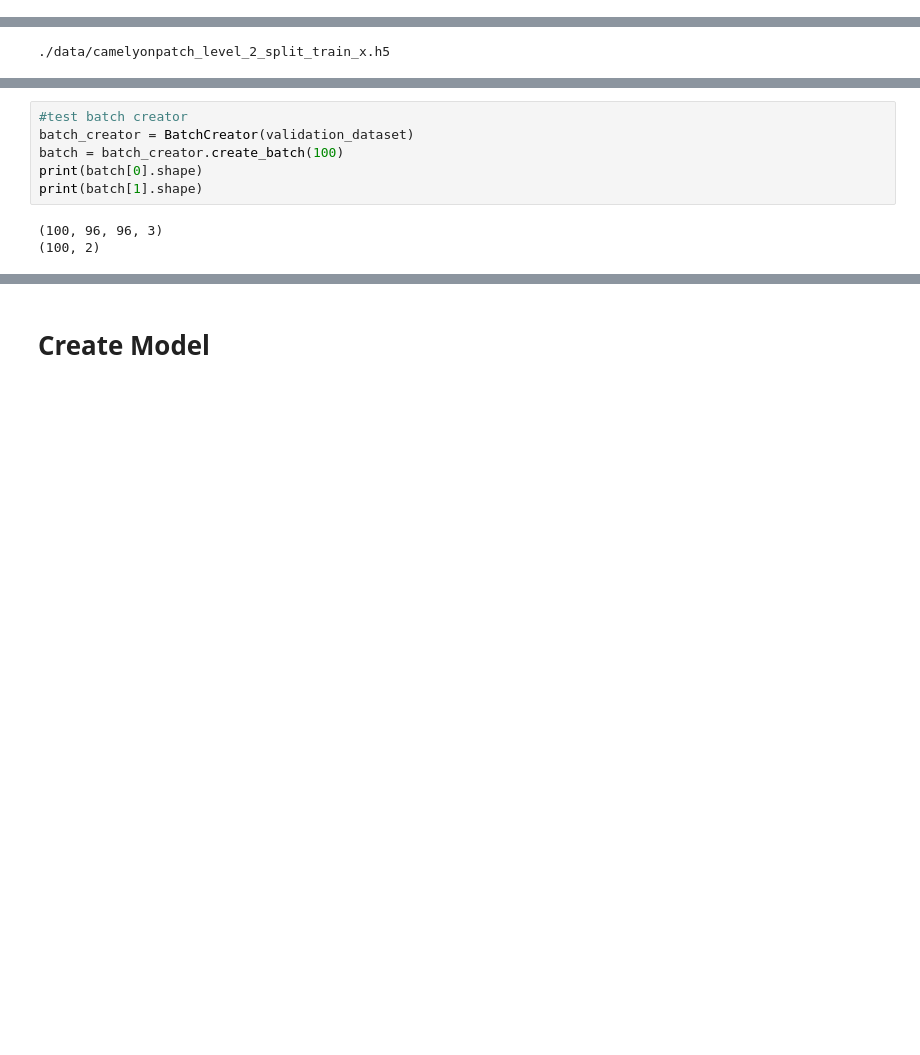
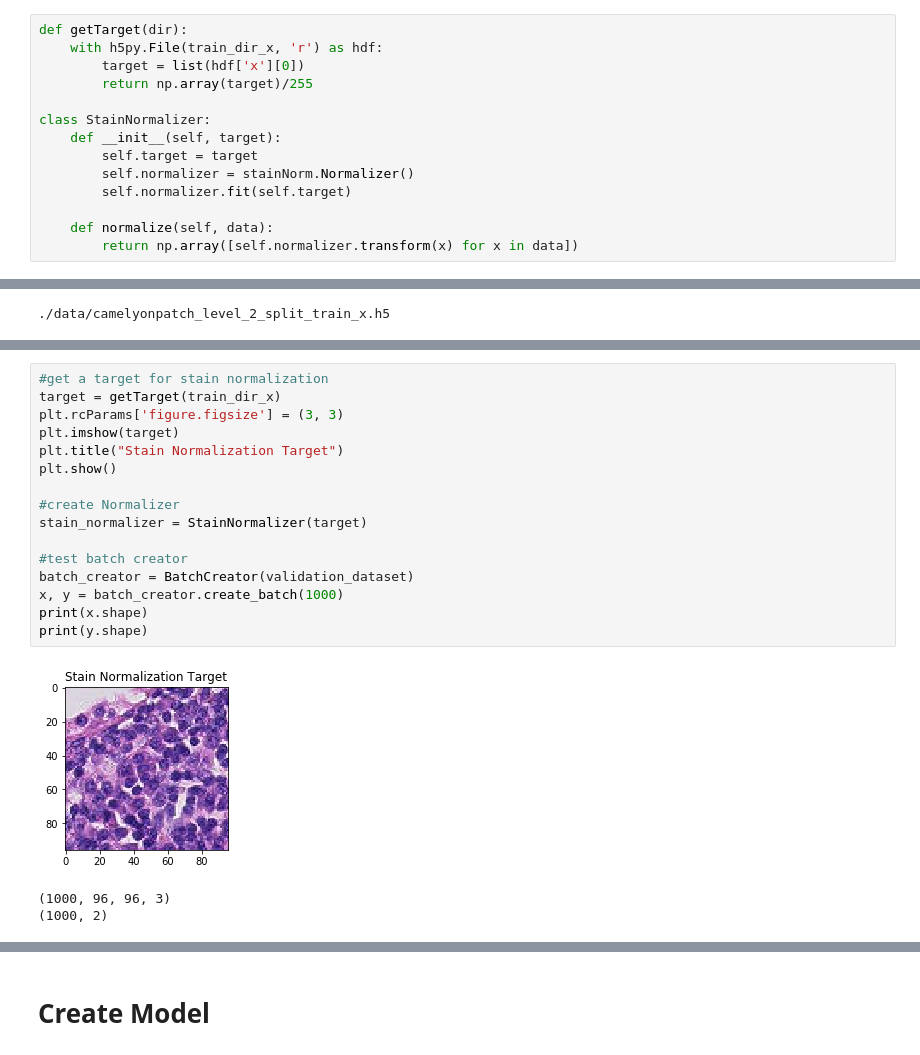
Before and after one commit to KochPJ/Ismi19, a Jupyter notebook: Main.ipynb, the cells around one changed output, grey strips where cells are left out. Saved outputs shown, nothing was run; the diff lists cells and outputs as text; blank space fills up the shorter version.

Commit message:
added stain normalization

```diff
--- a/Main.ipynb
+++ b/Main.ipynb
@@ -153,6 +161,20 @@ class Logger(keras.callbacks.Callback):
         plt.subplot(1, 2, 2)
         plt.plot(*np.array(self.accurancies).T); plt.title('accurancies')
         plt.show()
+# %%
+def getTarget(dir):
+    with h5py.File(train_dir_x, 'r') as hdf:
+        target = list(hdf['x'][0])
+        return np.array(target)/255
+
+class StainNormalizer:
+    def __init__(self, target):
+        self.target = target
+        self.normalizer = stainNorm.Normalizer()
+        self.normalizer.fit(self.target)
+
+    def normalize(self, data):
+        return np.array([self.normalizer.transform(x) for x in data])
 # %% [markdown]
 # Load Data
 # %%
@@ -179,9 +201,20 @@ training_dataset.show_image(1)
-# %%
-#test batch creator
-batch_creator = BatchCreator(validation_dataset)
-batch = batch_creator.create_batch(100)
-print(batch[0].shape)
-print(batch[1].shape)
-# %% [output]
-(100, 96, 96, 3)
-(100, 2)
+# %%
+#get a target for stain normalization
+target = getTarget(train_dir_x)
+plt.rcParams['figure.figsize'] = (3, 3)
+plt.imshow(target)
+plt.title("Stain Normalization Target")
+plt.show()
+
+#create Normalizer
+stain_normalizer = StainNormalizer(target)
+
+#test batch creator
+batch_creator = BatchCreator(validation_dataset)
+x, y = batch_creator.create_batch(1000)
+print(x.shape)
+print(y.shape)
+# %% [output]
+[figure, added]
+(1000, 96, 96, 3)
+(1000, 2)
```
Also changed, not shown: parts of 12 cells of this notebook, 28 other files.
